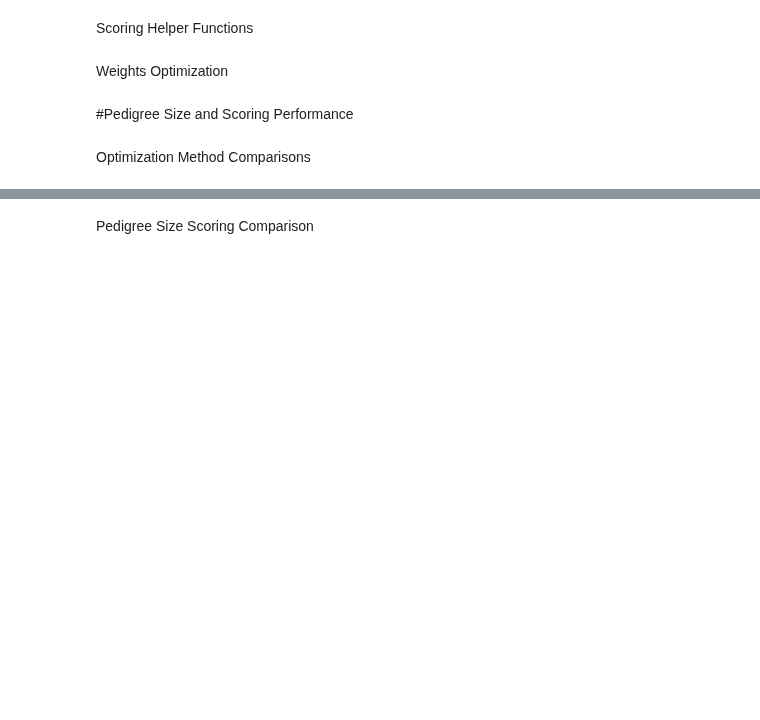
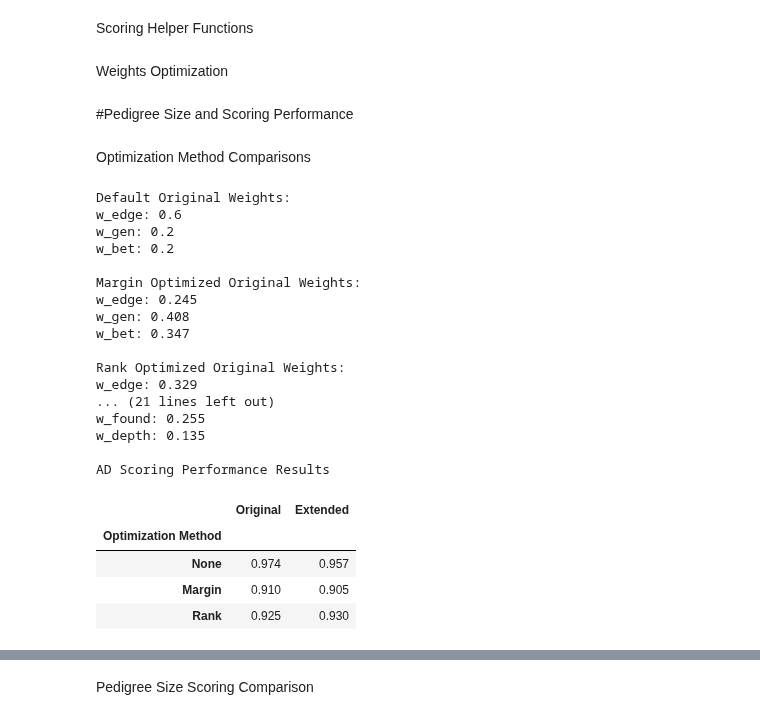
Before and after one commit to taylorngt/PedNet, a Jupyter notebook: SegregationScoring.ipynb, the cells around one changed output, grey strips where cells are left out. Cells and saved outputs as stored; diff of their text form; code cells hidden in the pictures; blank space fills up the shorter version.

Commit message:
Some Final Adjustments
Some final adjustments prior to dissertation submission mostly pertaining to plot generation.

```diff
--- a/SegregationScoring.ipynb
+++ b/SegregationScoring.ipynb
@@ -983,9 +983,3 @@ AR_Fam_Data = pedigree_group_generator(pedigree_count= 100,
                                        max_children= 3,
                                        generation_count= 3,
                                        n_bg= 9)
-# %%
-Real_Fam_Data_Dict = {}
-for i in range(1,5):
-    Real_Fam_Data_Dict[f'FAM{i}'] = {}
-    Real_Fam_Data_Dict[f'FAM{i}']['PedGraph'] = construct_pedigree_graph(pedfile_readin(f'FAM{i}_manual_pedigree.ped'))
-    plot_pedigree_tree(Real_Fam_Data_Dict[f'FAM{i}']['PedGraph'], title=f'FAM{i} Pedigree')
@@ -1279,3 +1256,0 @@ Overall Classification Accuracy: 0.66
-# %%
-for FamilyID in Real_Fam_Data_Dict.keys():
-    print(f'{FamilyID}: {Real_Fam_Data_Dict[FamilyID]["pred_mode"]}')
@@ -1595,11 +1565,34 @@ def segregation_scoring_performance_test(Generation_Count,
 # %%
 segregation_scoring_performance_test(Generation_Count= 3,
                                      Pedigree_Count= 1000,
                                      Variant_Count= 10,
                                      Mode= 'AD',
                                      Max_Children= 3,
                                      Verbose= True,
-                                     SequenceCoverage= 0.5)
+                                     SequenceCoverage= 0.75)
+# %% [output]
+Default Original Weights:
+w_edge: 0.6
+w_gen: 0.2
+w_bet: 0.2
+
+Margin Optimized Original Weights:
+w_edge: 0.245
+w_gen: 0.408
+w_bet: 0.347
+
+Rank Optimized Original Weights:
+w_edge: 0.329
+... (21 lines left out)
+w_found: 0.255
+w_depth: 0.135
+
+AD Scoring Performance Results
+|  | Original | Extended |
+| Optimization Method |  |  |
+| None | 0.974 | 0.957 |
+| Margin | 0.910 | 0.905 |
+| Rank | 0.925 | 0.930 |
 # %%
 segregation_scoring_performance_test(Generation_Count= 3,
                                      Pedigree_Count= 1000,
```
Also changed, not shown: parts of 6 cells of this notebook, 8 other files.
